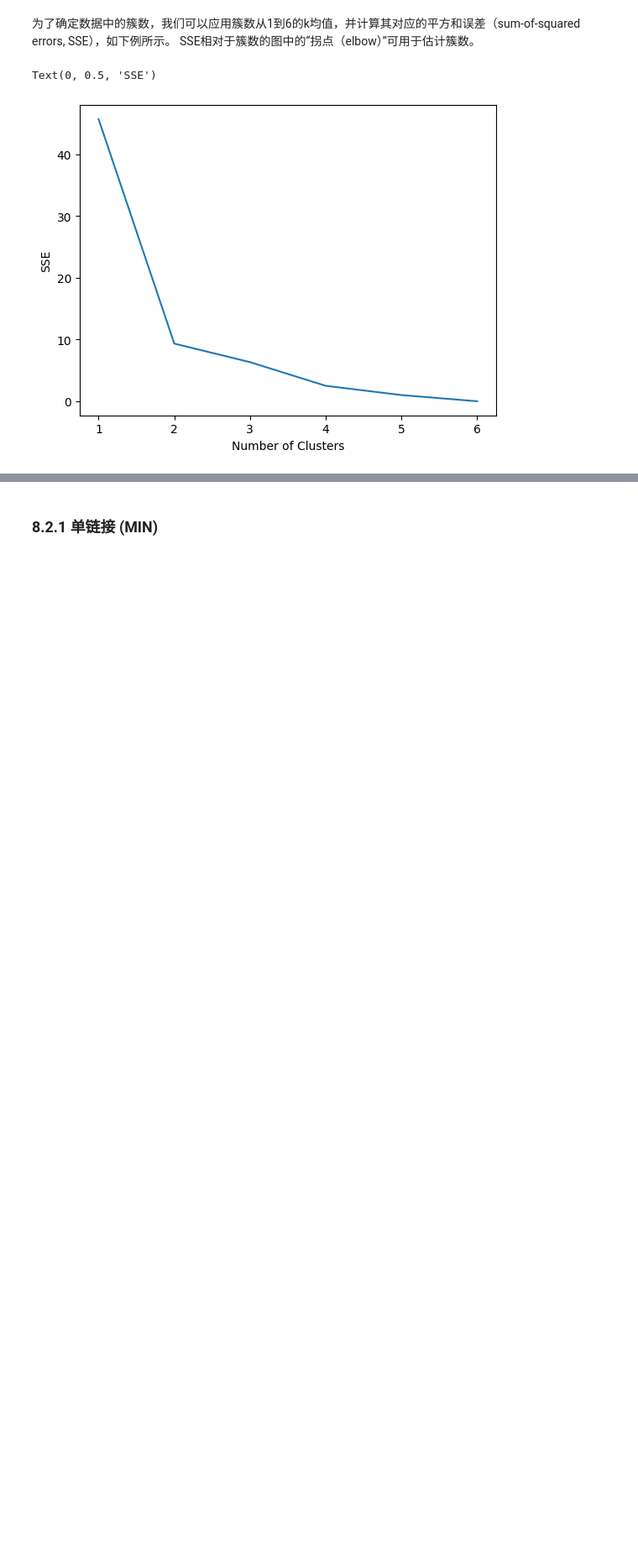
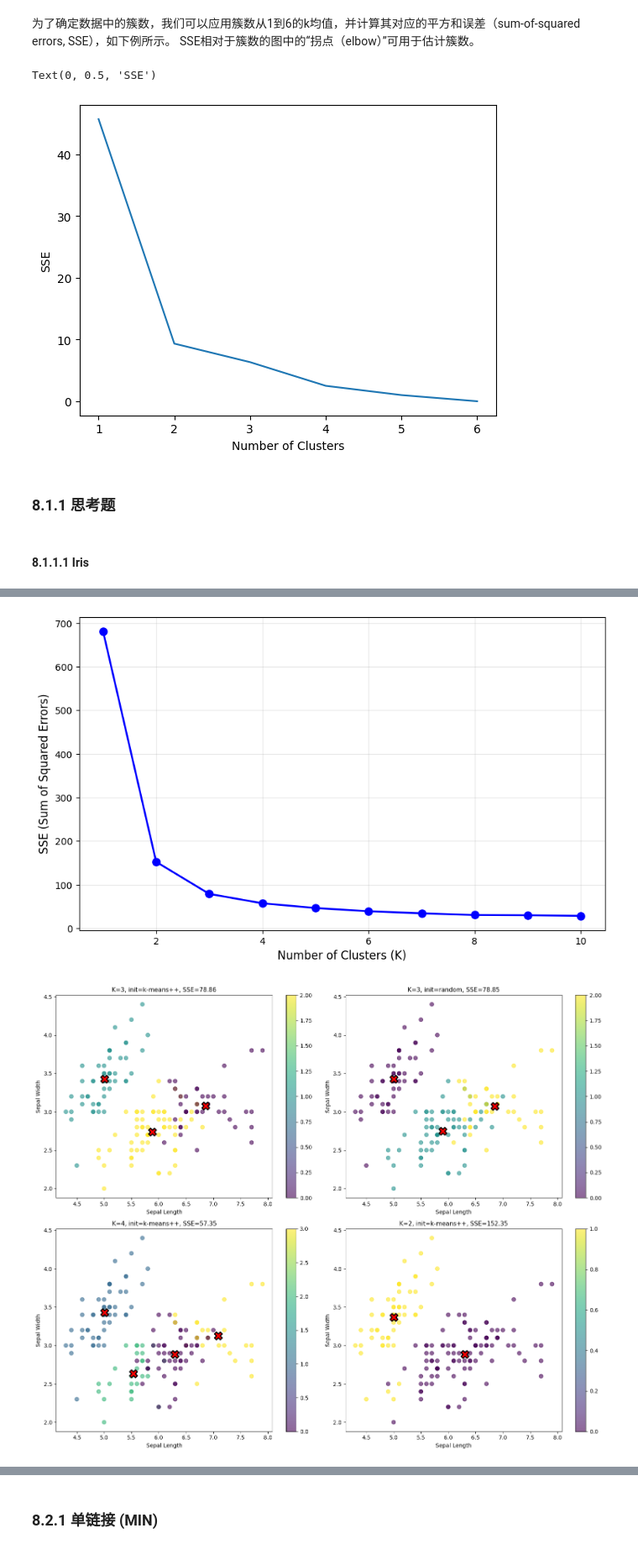
Before and after one commit to CSharperMantle/hdu2025_data_mining, a Jupyter notebook: exp_3/tutorial8_Cluster Analysis.ipynb, the cells around one changed output, grey strips where cells are left out. Shown at 84% size. Saved outputs shown, nothing was run; the diff lists cells and outputs as text; code cells hidden in the pictures; blank space fills up the shorter version.

```diff
--- a/exp_3/tutorial8_Cluster Analysis.ipynb
+++ b/exp_3/tutorial8_Cluster Analysis.ipynb
@@ -117,3 +117,77 @@ plt.ylabel("SSE")
 # %% [output]
 Text(0, 0.5, 'SSE')
 [figure]
+# %% [markdown]
+### 8.1.1 思考题
+# %% [markdown]
+#### 8.1.1.1 Iris
+# %%
+iris_data = pd.read_csv("iris.csv")
+print("Iris Dataset Shape:", iris_data.shape)
+print(iris_data.head())
+
+X_iris = iris_data.drop("species", axis=1)
+y_true = iris_data["species"]
+
+k_means_iris = cluster.KMeans(n_clusters=3, random_state=42, max_iter=300)
+k_means_iris.fit(X_iris)
+labels_iris = k_means_iris.labels_
+
+result_iris = pd.DataFrame({"Species": y_true, "Cluster ID": labels_iris})
+print("\nClustering Results:")
+print(result_iris.groupby(["Species", "Cluster ID"]).size().unstack(fill_value=0))
+
+K_range = range(1, 11)
+SSE_iris = []
+for k in K_range:
+    kmeans = cluster.KMeans(n_clusters=k, random_state=42, max_iter=300)
+    kmeans.fit(X_iris)
+    SSE_iris.append(kmeans.inertia_)
+
+plt.figure(figsize=(10, 6))
+plt.plot(K_range, SSE_iris, "bo-", linewidth=2, markersize=8)
+plt.xlabel("Number of Clusters (K)", fontsize=12)
+plt.ylabel("SSE (Sum of Squared Errors)", fontsize=12)
+plt.grid(True, alpha=0.3)
+plt.show()
+
+fig, axes = plt.subplots(2, 2, figsize=(15, 12))
+params = [
+    (3, "k-means++", 100),
+    (3, "random", 100),
+    (4, "k-means++", 100),
+    (2, "k-means++", 100),
+]
+
+for idx, (n_clusters, init, max_iter) in enumerate(params):
+    ax = axes[idx // 2, idx % 2]
+    kmeans = cluster.KMeans(
+        n_clusters=n_clusters, init=init, max_iter=max_iter, random_state=42
+    )
+    kmeans.fit(X_iris)
+
+    scatter = ax.scatter(
+        X_iris.iloc[:, 0],
+        X_iris.iloc[:, 1],
+        c=kmeans.labels_,
+        cmap="viridis",
+        s=50,
+        alpha=0.6,
+    )
+    ax.scatter(
+        kmeans.cluster_centers_[:, 0],
+        kmeans.cluster_centers_[:, 1],
+        c="red",
+        marker="X",
+        s=200,
+        edgecolors="black",
+        linewidths=2,
+    )
+    ax.set_xlabel("Sepal Length", fontsize=10)
+    ax.set_ylabel("Sepal Width", fontsize=10)
+    ax.set_title(f"K={n_clusters}, init={init}, SSE={kmeans.inertia_:.2f}", fontsize=11)
+    plt.colorbar(scatter, ax=ax)
+
+plt.tight_layout()
+plt.show()
+# %% [output]
@@ -119,0 +208,2 @@ Text(0, 0.5, 'SSE')
+[figure, added]
+[figure, added]
```
Also changed, not shown: parts of 14 cells of this notebook.
